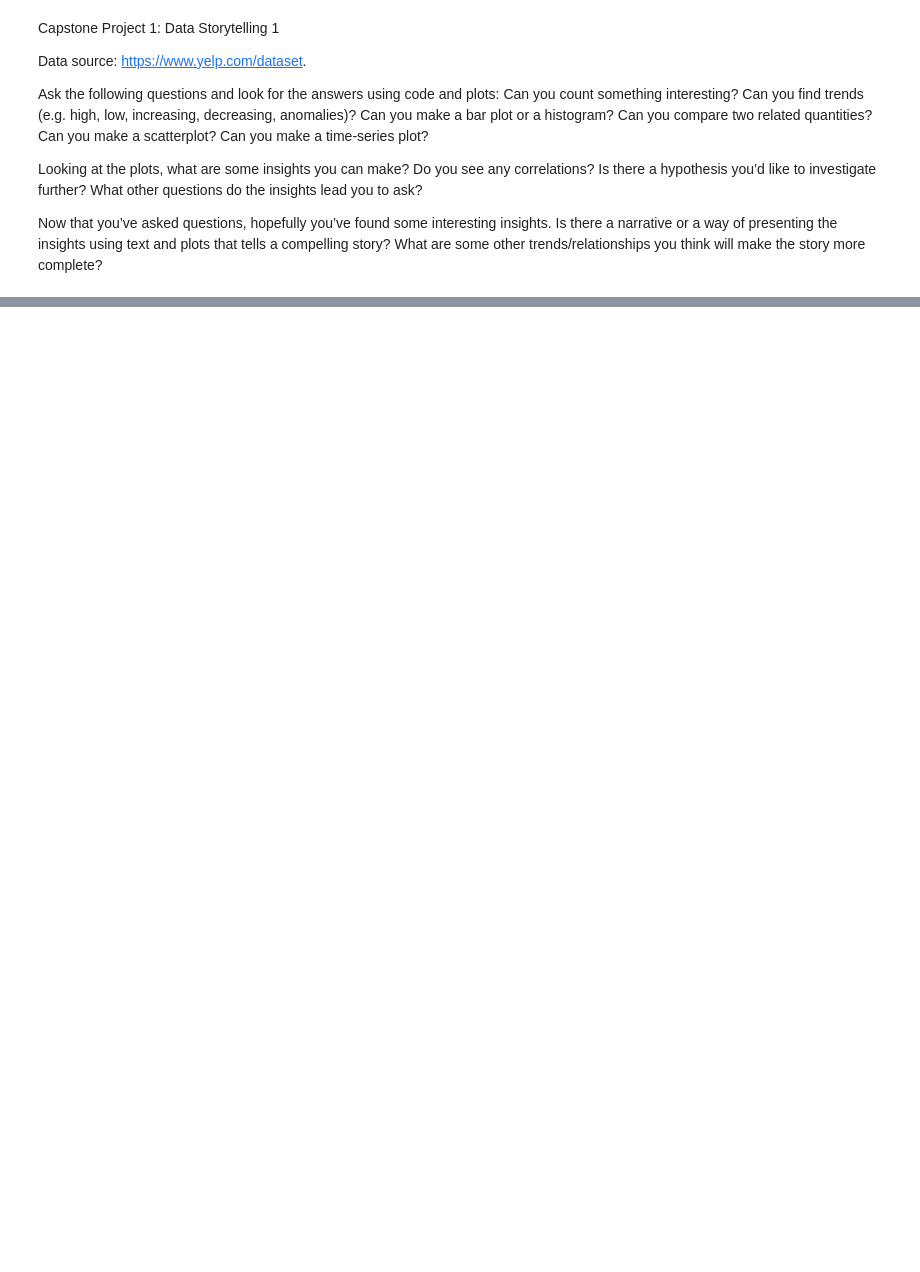
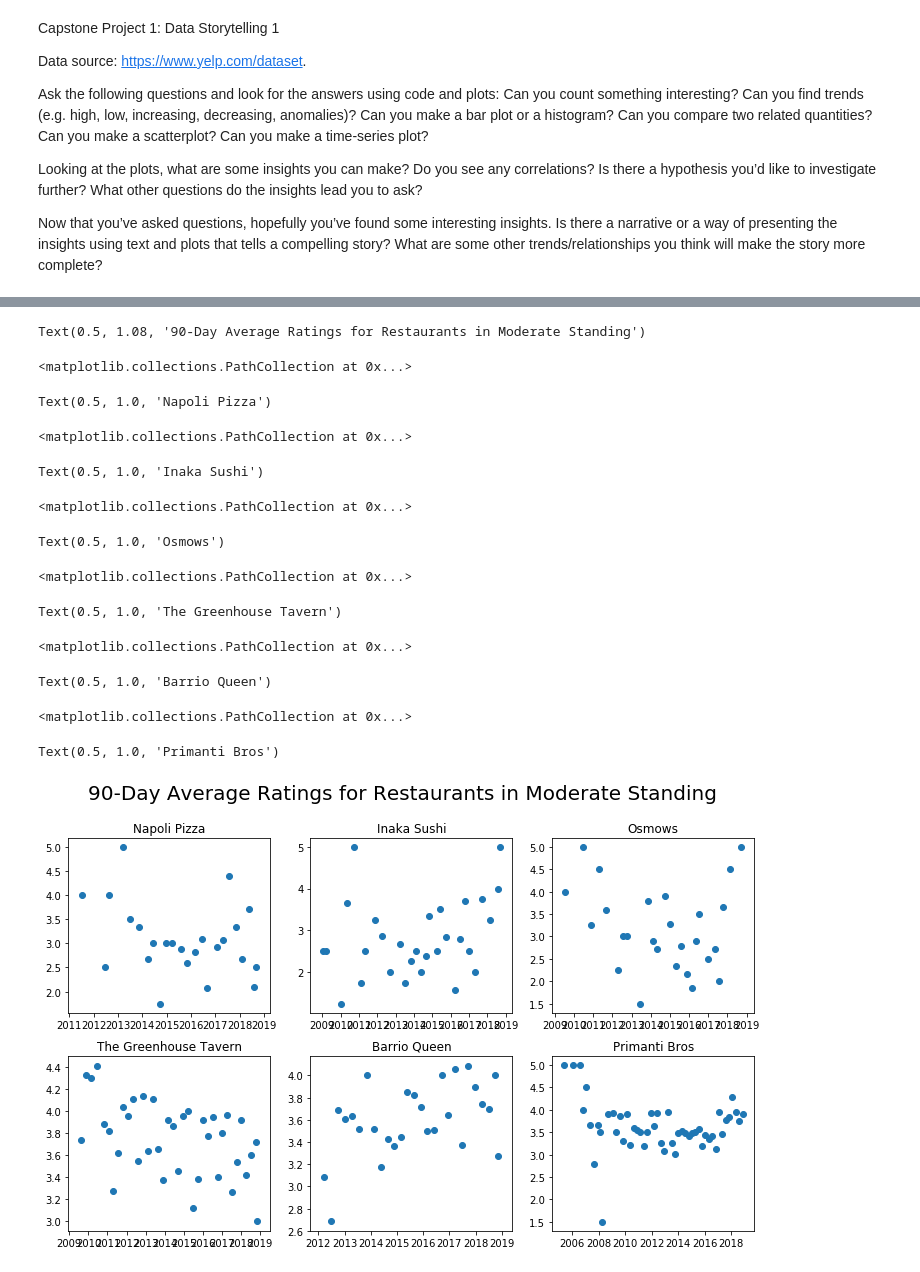
Before and after one commit to chejuichia/DataScienceStudy, a Jupyter notebook: Capstone Project 1/data_storytelling_1.ipynb, the cells around one changed output, grey strips where cells are left out. Saved outputs shown, nothing was run; the diff lists cells and outputs as text; code cells hidden in the pictures; blank space fills up the shorter version.

```diff
--- a/Capstone Project 1/data_storytelling_1.ipynb
+++ b/Capstone Project 1/data_storytelling_1.ipynb
@@ -122,0 +616,37 @@ The 2241 restaurants in poor standing have 168545 checkins.
+# %%
+a1,b1 = mean_in_daterange(90,napolipizza)
+a2,b2 = mean_in_daterange(90,inakasushi)
+a3,b3 = mean_in_daterange(90,osmows)
+a4,b4 = mean_in_daterange(90,greenhouse)
+a5,b5 = mean_in_daterange(90,barrio)
+a6,b6 = mean_in_daterange(90,primanti)
+# %%
+fig1, axes1 = plt.subplots(2,3,figsize=(10,6),constrained_layout=True)
+fig1.suptitle('90-Day Average Ratings for Restaurants in Moderate Standing',y=1.08,size=20)
+axes1[0,0].scatter(b1,a1)
+axes1[0,0].set_title('Napoli Pizza')
+axes1[0,1].scatter(b2,a2)
+axes1[0,1].set_title('Inaka Sushi')
+axes1[0,2].scatter(b3,a3)
+axes1[0,2].set_title('Osmows')
+axes1[1,0].scatter(b4,a4)
+axes1[1,0].set_title('The Greenhouse Tavern')
+axes1[1,1].scatter(b5,a5)
+axes1[1,1].set_title('Barrio Queen')
+axes1[1,2].scatter(b6,a6)
+axes1[1,2].set_title('Primanti Bros')
+# %% [output]
+Text(0.5, 1.08, '90-Day Average Ratings for Restaurants in Moderate Standing')
+<matplotlib.collections.PathCollection at 0x...>
+Text(0.5, 1.0, 'Napoli Pizza')
+<matplotlib.collections.PathCollection at 0x...>
+Text(0.5, 1.0, 'Inaka Sushi')
+<matplotlib.collections.PathCollection at 0x...>
+Text(0.5, 1.0, 'Osmows')
+<matplotlib.collections.PathCollection at 0x...>
+Text(0.5, 1.0, 'The Greenhouse Tavern')
+<matplotlib.collections.PathCollection at 0x...>
+Text(0.5, 1.0, 'Barrio Queen')
+<matplotlib.collections.PathCollection at 0x...>
+Text(0.5, 1.0, 'Primanti Bros')
+[figure, added]
```
Also changed, not shown: parts of 58 cells of this notebook, 3 other files.
